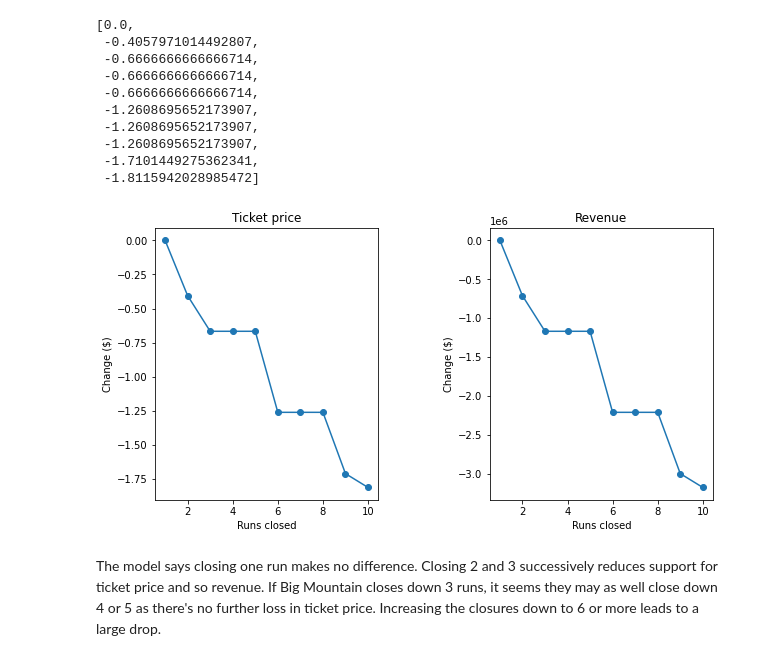
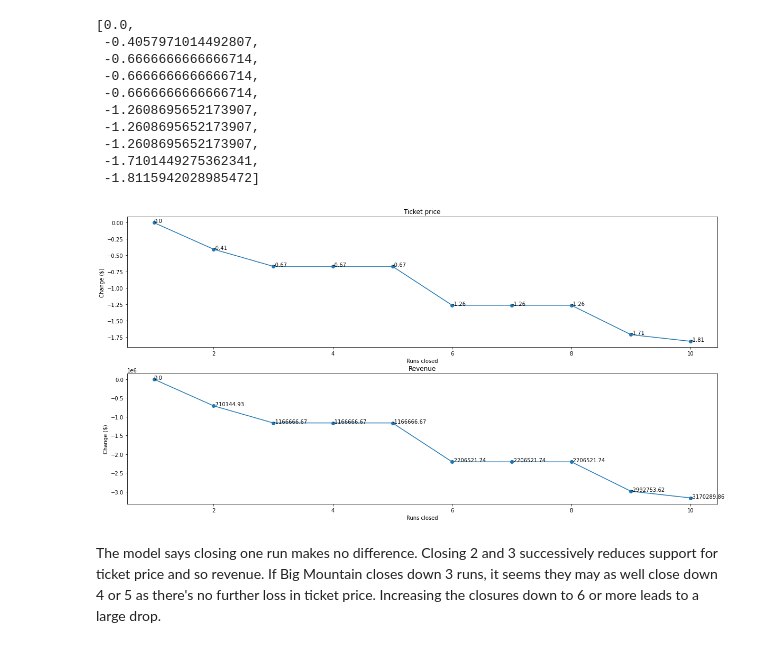
Before and after one commit to GwenToves/DataScienceGuidedCapstoneGT, a Jupyter notebook: Notebooks/05_modeling.ipynb, the cells around one changed output. Cells and saved outputs as stored; diff of their text form; code cells hidden in the pictures.

```diff
--- a/Notebooks/05_modeling.ipynb
+++ b/Notebooks/05_modeling.ipynb
@@ -338,20 +351,24 @@ price_deltas
 # %%
 #Code task 3#
 #Create two plots, side by side, for the predicted ticket price change (delta) for each
 #condition (number of runs closed) in the scenario and the associated predicted revenue
 #change on the assumption that each of the expected visitors buys 5 tickets
 #There are two things to do here:
 #1 - use a list comprehension to create a list of the number of runs closed from `runs_delta`
 #2 - use a list comprehension to create a list of predicted revenue changes from `price_deltas`
 runs_closed = [-1 * run for run in runs_delta] #1
-fig, ax = plt.subplots(1, 2, figsize=(10, 5))
+fig, ax = plt.subplots(2, 1, figsize=(20, 10))
 fig.subplots_adjust(wspace=0.5)
 ax[0].plot(runs_closed, price_deltas, 'o-')
 ax[0].set(xlabel='Runs closed', ylabel='Change ($)', title='Ticket price')
-revenue_deltas = [5 * expected_visitors * pred_change for pred_change in price_deltas] #2
+for index in range(len(runs_closed)): #gwen
+    ax[0].text(runs_closed[index], price_deltas[index], round(price_deltas[index], 2), size=10) #gwen
+revenue_deltas = [5 * expected_visitors * i for i in price_deltas] #2
 ax[1].plot(runs_closed, revenue_deltas, 'o-')
-ax[1].set(xlabel='Runs closed', ylabel='Change ($)', title='Revenue');
+ax[1].set(xlabel='Runs closed', ylabel='Change ($)', title='Revenue')
+for index in range(len(runs_closed)): #gwen
+    ax[1].text(runs_closed[index], revenue_deltas[index], round(revenue_deltas[index], 2), size=10); #gwen
 # %% [output]
-[figure, old version]
+[figure, new version]
 # %% [markdown]
 The model says closing one run makes no difference. Closing 2 and 3 successively reduces support for ticket price and so revenue. If Big Mountain closes down 3 runs, it seems they may as well close down 4 or 5 as there's no further loss in ticket price. Increasing the closures down to 6 or more leads to a large drop.
```
Also changed, not shown: parts of 13 cells of this notebook, 6 other files.
